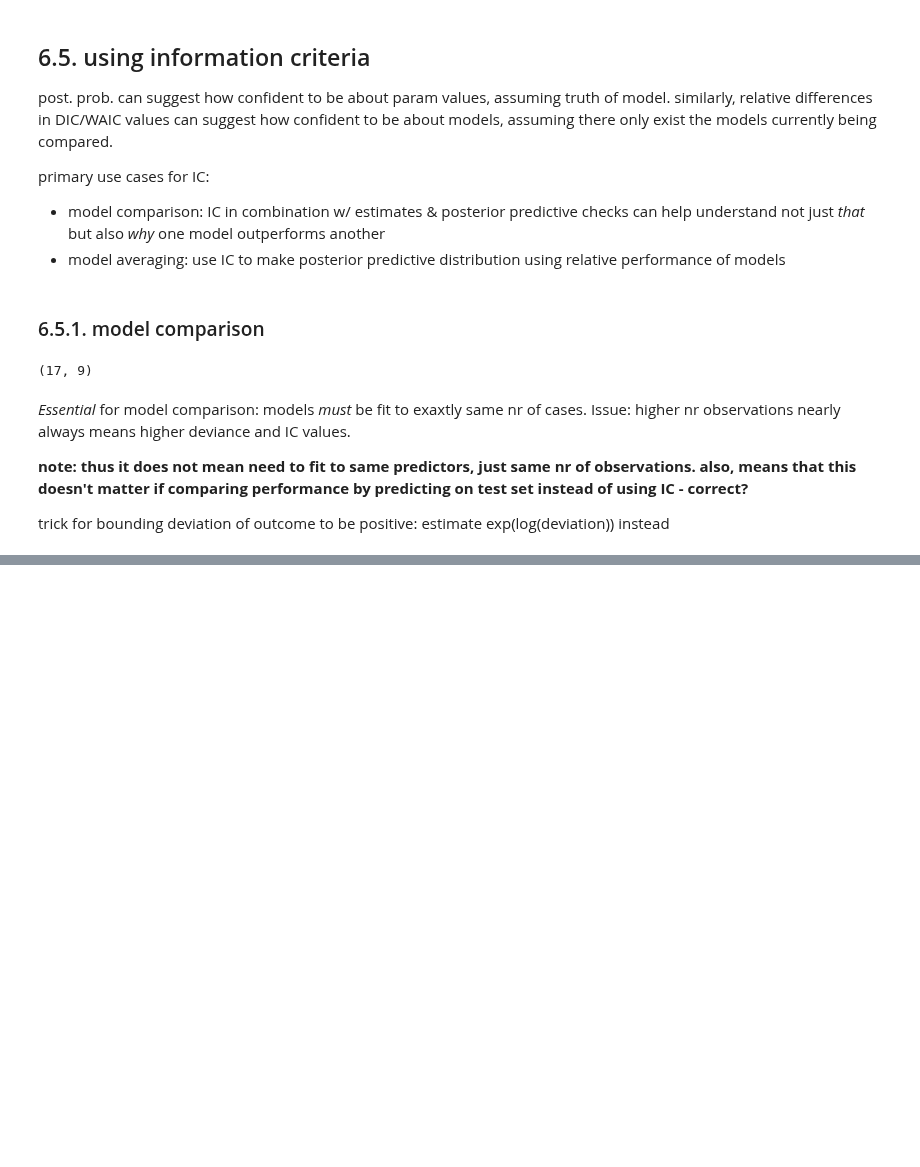
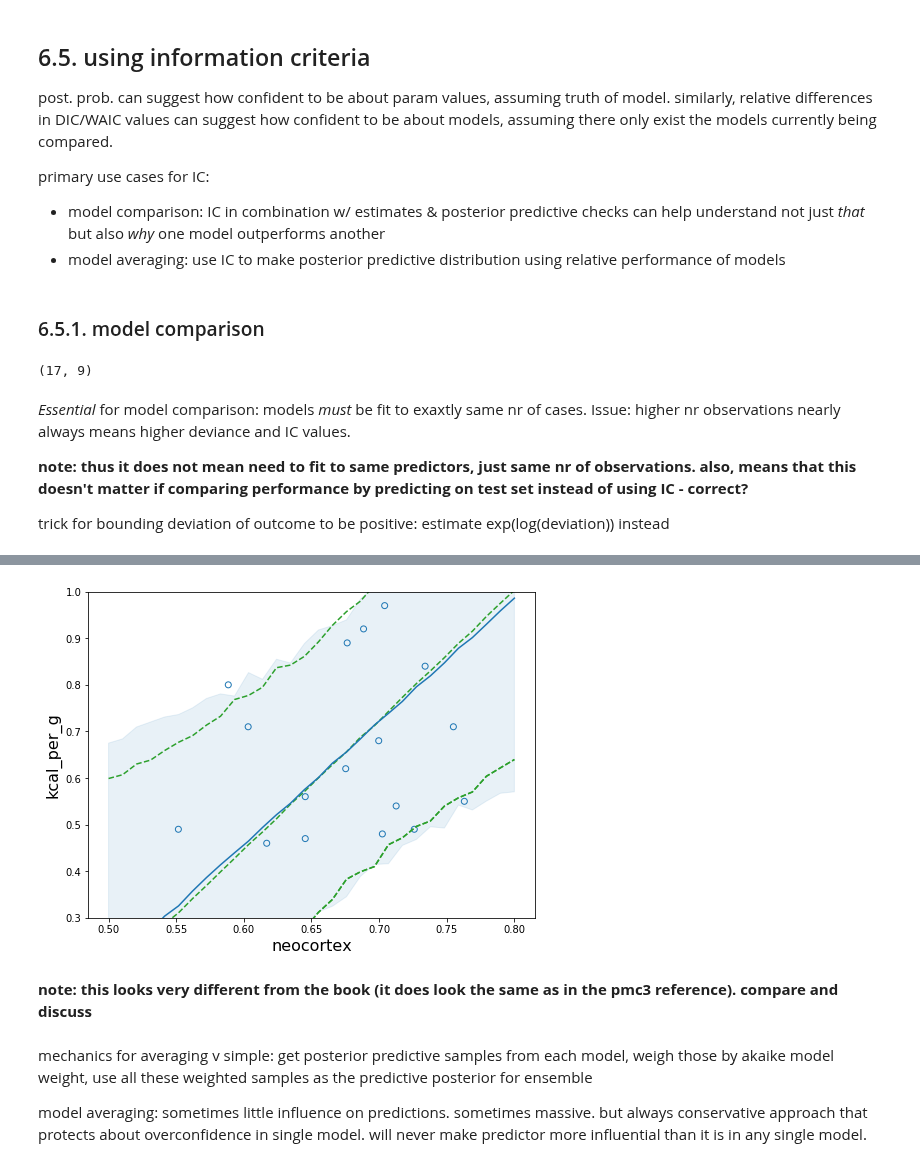
Before and after one commit to nwweber/statistical_rethinking, a Jupyter notebook: chapter_06_overfitting_regularization_and_information_criteria.ipynb, the cells around one changed output, grey strips where cells are left out. Drawn from its saved outputs; the diff is of its cells as text; code cells hidden in the pictures; blank space fills up the shorter version.

```diff
--- a/chapter_06_overfitting_regularization_and_information_criteria.ipynb
+++ b/chapter_06_overfitting_regularization_and_information_criteria.ipynb
@@ -519,0 +706,10 @@ sigma_start = np.log(d.kcal_per_g.std())
+# %%
+# Code 6.29
+
+kcal_per_g = np.repeat(0, 30) # empty outcome
+neocortex = np.linspace(0.5, 0.8, 30) # sequence of neocortex
+mass = np.repeat(4.5, 30)     # average mass
+
+mass_shared.set_value(np.log(mass))
+neocortex_shared.set_value(neocortex)
+post_pred = pm.sample_ppc(trace_m6_14, samples=10000, model=m6_14)
@@ -519,0 +718,33 @@ sigma_start = np.log(d.kcal_per_g.std())
+# %%
+# Code 6.30
+milk_ensemble = pm.sample_ppc_w(
+    traces,
+    10000,
+    models,
+    weights=compare_df.weight.sort_index(ascending=True)
+)
+# %%
+plt.figure(figsize=(8, 6))
+
+plt.plot(neocortex, post_pred['kcal'].mean(0), ls='--', color='C2')
+hpd_post_pred = pm.hpd(post_pred['kcal'])
+plt.plot(neocortex,hpd_post_pred[:,0], ls='--', color='C2')
+plt.plot(neocortex,hpd_post_pred[:,], ls='--', color='C2')
+
+plt.plot(neocortex, milk_ensemble['kcal'].mean(0), color='C0')
+hpd_av = pm.hpd(milk_ensemble['kcal'])
+plt.fill_between(neocortex, hpd_av[:,0], hpd_av[:,1], alpha=0.1, color='C0')
+
+plt.scatter(d['neocortex'], d['kcal_per_g'], facecolor='None', edgecolors='C0')
+
+plt.ylim(0.3, 1)
+plt.xlabel('neocortex', fontsize=16)
+plt.ylabel('kcal_per_g', fontsize=16);
+# %% [output]
+[figure, added]
+# %% [markdown]
+**note: this looks very different from the book (it does look the same as in the pmc3 reference). compare and discuss**
+# %% [markdown]
+mechanics for averaging v simple: get posterior predictive samples from each model, weigh those by akaike model weight, use all these weighted samples as the predictive posterior for ensemble
+
+model averaging: sometimes little influence on predictions. sometimes massive. but always conservative approach that protects about overconfidence in single model. will never make predictor more influential than it is in any single model.
```
Also changed, not shown: parts of 26 cells of this notebook.
